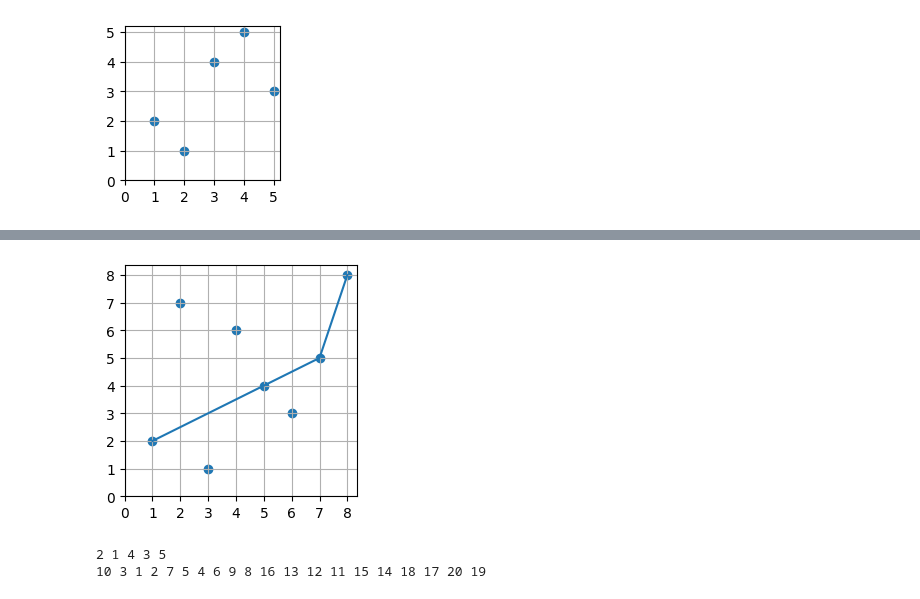
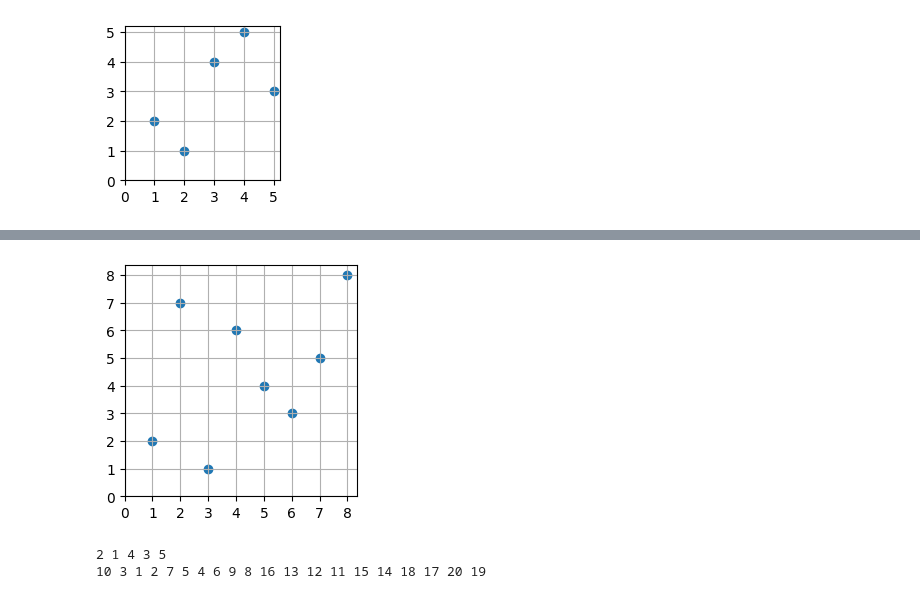
Before and after one commit to innyun/Modulus-Project, a Jupyter notebook: atallah.ipynb, the cells around one changed output, grey strips where cells are left out. Drawn from its saved outputs; the diff is of its cells as text; code cells hidden in the pictures.

```diff
--- a/atallah.ipynb
+++ b/atallah.ipynb
@@ -43,26 +43,26 @@ plt.grid(True)
 # %%
 #small helper image
 pi =  [2, 7, 1, 6, 4, 3, 5, 8]
 x = range(1,9)
 
 bad = [2, 4, 8]
 badI = [1, 5, 8]
 max = [2, 4, 5, 8]
 maxI = [1, 5, 7, 8]
 
 # initialize figure
 fig, fig = plt.subplots(figsize=(3, 3))
 
 plt.scatter(x,pi)
 #plt.plot(badI,bad)
-plt.plot(maxI,max)
+#plt.plot(maxI,max)
 
 # Set the ticks to be at the edges of the bins.
 fig.set_xticks(range(0,9))
 fig.set_yticks(range(0,9))
 plt.grid(True)
 # %% [output]
-[figure, old version]
+[figure, new version]
 # %%
 class Node():
     def __init__(self, val):
```
Also changed, not shown: parts of 1 cell of this notebook.
